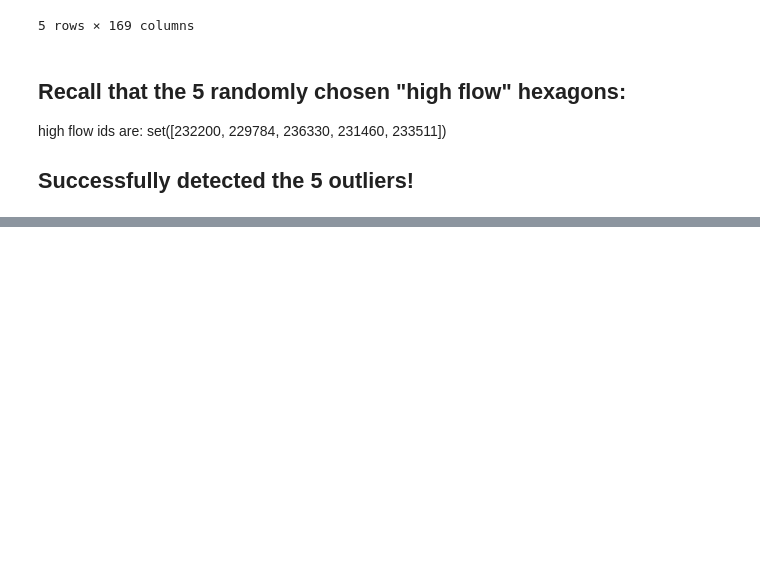
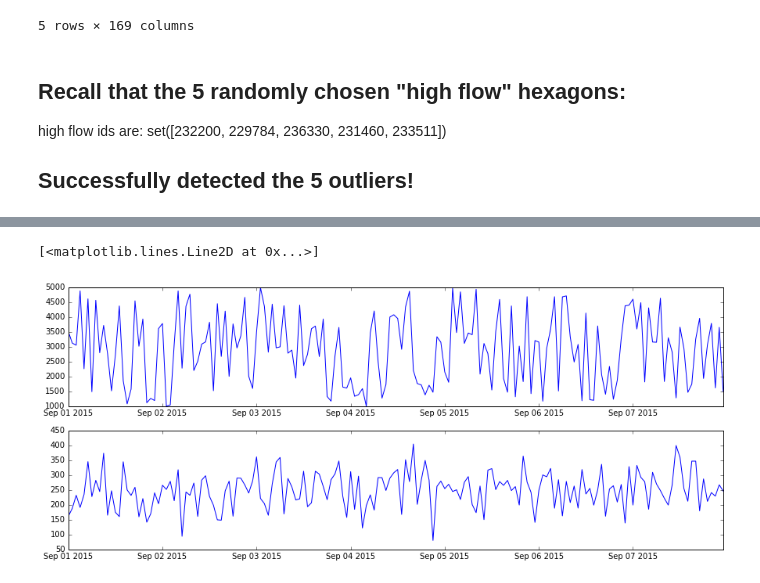
Before and after one commit to YiouZuo/Portfolio, a Jupyter notebook: NYC-hexagon-outlier-detection/NeighborComparison.ipynb, the cells around one changed output, grey strips where cells are left out. Saved outputs shown, nothing was run; the diff lists cells and outputs as text; code cells hidden in the pictures; blank space fills up the shorter version.

Commit message:
Added a little time series analysis and visualization

```diff
--- a/NYC-hexagon-outlier-detection/NeighborComparison.ipynb
+++ b/NYC-hexagon-outlier-detection/NeighborComparison.ipynb
@@ -168,0 +175,4 @@ high flow ids are:  set([232200, 229784, 236330, 231460, 233511])
+# %%
+count_difference = pd.read_csv('NYC_sample_difference.csv')
+# %%
+TS = count_difference[count_difference['AreaId']==232200]
@@ -168,0 +188,5 @@ high flow ids are:  set([232200, 229784, 236330, 231460, 233511])
+# %%
+dt_time = pd.to_datetime(TS.loc[:,'StartTime'])
+TS.loc[:,'StartTime'] = dt_time
+# %%
+TS = TS.set_index(['StartTime'])
@@ -168,0 +203,8 @@ high flow ids are:  set([232200, 229784, 236330, 231460, 233511])
+# %%
+plt.subplot(211)
+plt.plot(TS.NewCount, label='Count')
+plt.subplot(212)
+plt.plot(TS.Average, label='Average Count of Neighbors')
+# %% [output]
+[<matplotlib.lines.Line2D at 0x...>]
+[figure, added]
```
Also changed, not shown: parts of 6 cells of this notebook.
